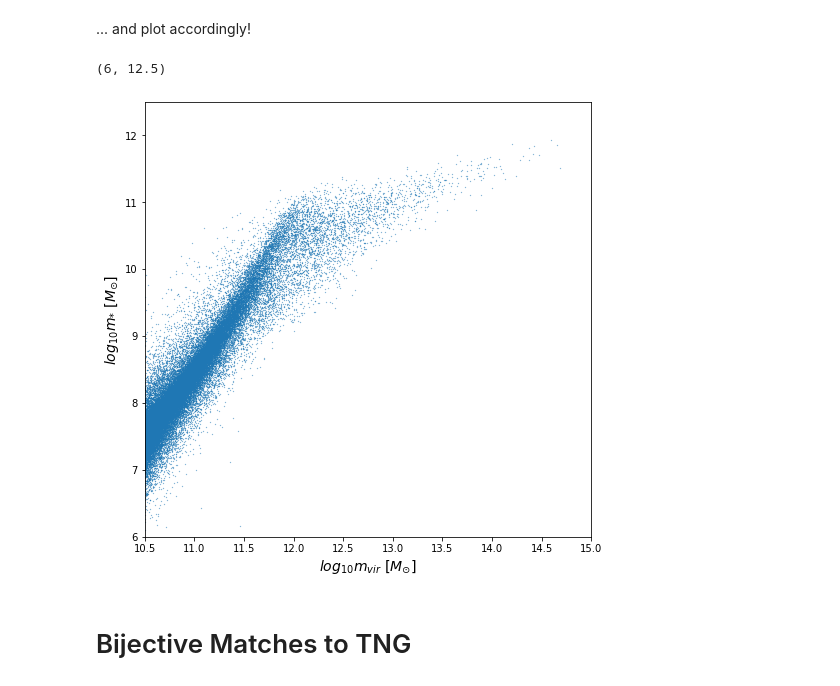
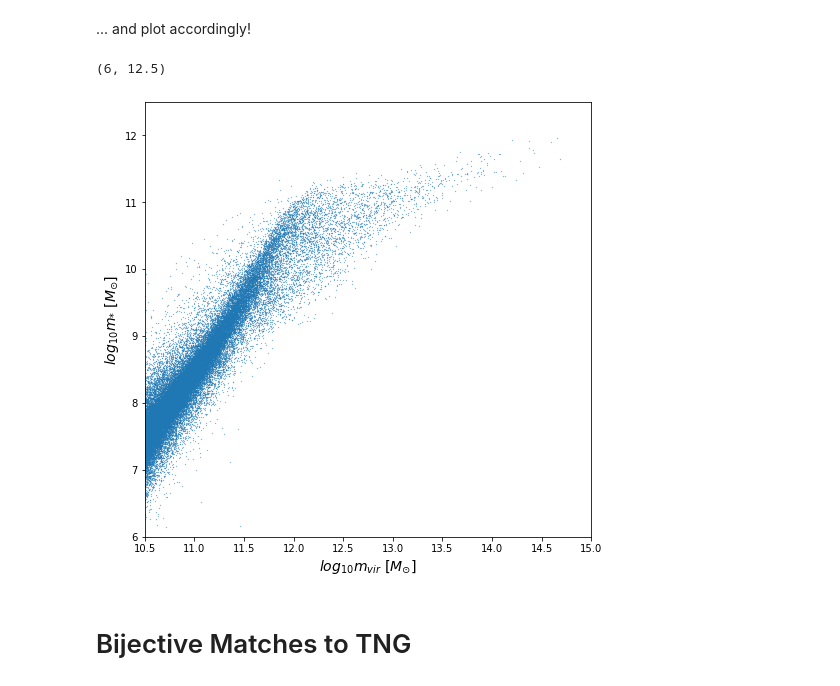
Before and after one commit to aust427/scsample, a Jupyter notebook: ilsam-testing.ipynb, the cells around one changed output. Drawn from its saved outputs; the diff is of its cells as text; code cells hidden in the pictures.

```diff
--- a/ilsam-testing.ipynb
+++ b/ilsam-testing.ipynb
@@ -61,0 +70,2 @@ SAM_subhalos.keys(), SAM_halos.keys()
+# %%
+ilsam.groupcat.load_haloprop(basePath, [0, 0, 0], fields=['HalopropIndex'], matches=True)
@@ -88,6 +104,6 @@ def genFullSubvolumes(n):
     return subvolume_list
 # %%
 SAM_subhalos_99 = ilsam.groupcat.load_snapshot_subhalos(basePath, 99, genFullSubvolumes(5),
-                                                        fields=['GalpropHaloIndex_Snapshot', 'GalpropMhalo', 'GalpropMstar', 'GalpropSatType'])
+                                                        fields=['GalpropHaloIndex_Snapshot', 'GalpropMvir', 'GalpropMstar', 'GalpropSatType', 'GalpropPos'])
 SAM_halos_99 = ilsam.groupcat.load_snapshot_halos(basePath, 99, genFullSubvolumes(5),
-                                                  fields=['HalopropIndex_Snapshot', 'HalopropMvir', 'HalopropSubfindID_DM', 'HalopropSubfindID_FP'])
+                                                  fields=['HalopropIndex_Snapshot', 'HalopropMvir'])
@@ -117,17 +131,18 @@ We can easily store our data as a pandas dataframe...
 def genGalpropDF(SAM_subhalos):
     galprop = pd.DataFrame()
     galprop['haloprop-idx'] = SAM_subhalos['GalpropHaloIndex_Snapshot']
-    galprop['mhalo'] = SAM_subhalos['GalpropMhalo']
+    galprop['mhalo'] = SAM_subhalos['GalpropMvir']
     galprop['mstar'] = SAM_subhalos['GalpropMstar']
     galprop['sat_type'] = SAM_subhalos['GalpropSatType']
+    galprop['x'] = SAM_subhalos['GalpropPos'][:, 0]
+    galprop['y'] = SAM_subhalos['GalpropPos'][:, 1]
+    galprop['z'] = SAM_subhalos['GalpropPos'][:, 2]
     return galprop
 
 def genHalopropDF(SAM_halos):
     haloprop = pd.DataFrame()
     haloprop['idx'] = SAM_halos['HalopropIndex_Snapshot']
     haloprop['mvir'] = SAM_halos['HalopropMvir']
-    haloprop['subfind-idx-FP'] = SAM_halos['HalopropSubfindID_FP']
-    haloprop['subfind-idx-DM'] = SAM_halos['HalopropSubfindID_DM']
     return haloprop
 # %%
 galprop = genGalpropDF(SAM_subhalos_99)
@@ -135,19 +150,19 @@ haloprop = genHalopropDF(SAM_halos_99)
 # %% [markdown]
 Obtain the centrals by filtering...
 # %%
-galprop = galprop[galprop['sat_type'] == 0]
+galprop_cen = galprop[galprop['sat_type'] == 0]
 # %% [markdown]
 ... and plot accordingly!
 # %%
 plt.subplots(1, 1, figsize=(8, 8))
-plt.scatter(np.log10(galprop['mhalo'] * 1e9), np.log10(galprop['mstar'] * 1e9), s = 0.05)
+plt.scatter(np.log10(galprop_cen['mhalo'] * 1e9), np.log10(galprop_cen['mstar'] * 1e9), s = 0.05)
 plt.xlabel('$log_{10} m_{vir}$ [$M_{\odot}$]', fontsize=14)
 plt.xlim(10.5, 15)
 plt.ylabel('$log_{10} m_{*}$ [$M_{\odot}$]', fontsize=14)
 plt.ylim(6, 12.5)
 # %% [output]
 (6, 12.5)
-[figure, old version]
+[figure, new version]
 # %% [markdown]
 # Bijective Matches to TNG
 # %% [markdown]
```
Also changed, not shown: parts of 23 cells of this notebook, 1 other file.
